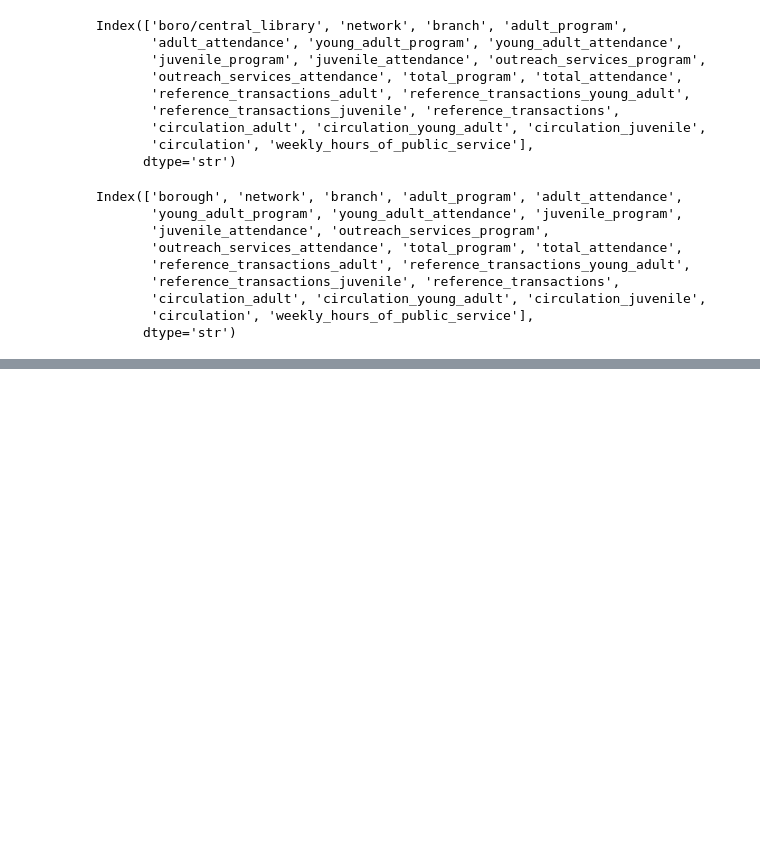
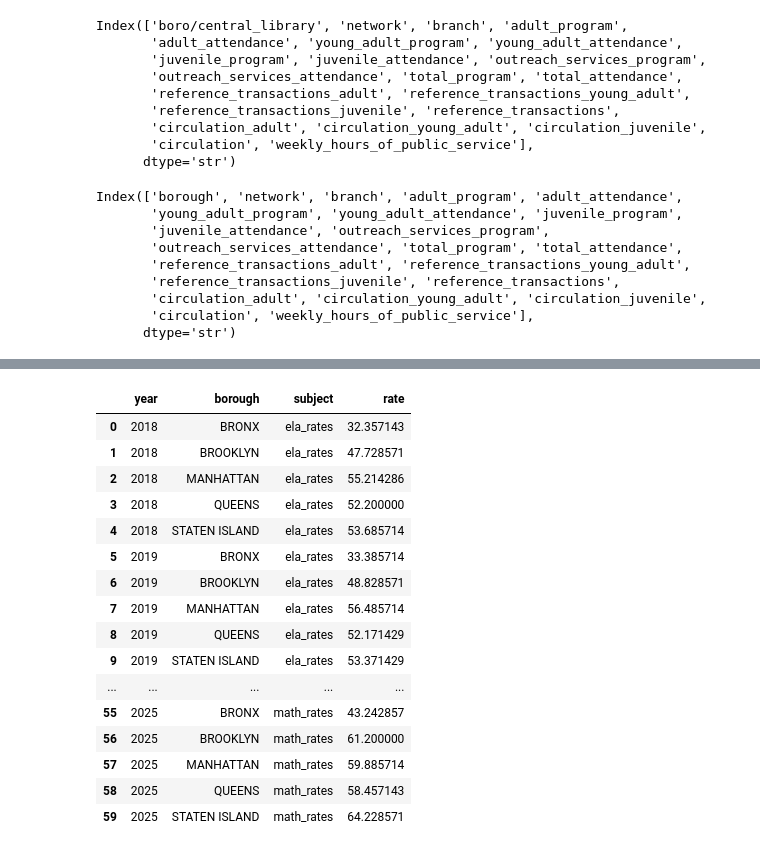
Before and after one commit to YasmineRaef/NYC_OpenSource_Literacy_rates, a Jupyter notebook: Literacy_rates.ipynb, the cells around one changed output, grey strips where cells are left out. Drawn from its saved outputs; the diff is of its cells as text; code cells hidden in the pictures; blank space fills up the shorter version.

```diff
--- a/Literacy_rates.ipynb
+++ b/Literacy_rates.ipynb
@@ -308,0 +363,27 @@ Index(['borough', 'network', 'branch', 'adult_program', 'adult_attendance',
+# %%
+#Changing merged data to long data either ela or math rates
+long_year = combined_year.melt(
+    id_vars=["year", "borough"],
+    value_vars=["ela_rates", "math_rates"],
+    var_name="subject",
+    value_name="rate"
+)
+long_year
+# %% [output]
+|  | year | borough | subject | rate |
+| 0 | 2018 | BRONX | ela_rates | 32.357143 |
+| 1 | 2018 | BROOKLYN | ela_rates | 47.728571 |
+| 2 | 2018 | MANHATTAN | ela_rates | 55.214286 |
+| 3 | 2018 | QUEENS | ela_rates | 52.200000 |
+| 4 | 2018 | STATEN ISLAND | ela_rates | 53.685714 |
+| 5 | 2019 | BRONX | ela_rates | 33.385714 |
+| 6 | 2019 | BROOKLYN | ela_rates | 48.828571 |
+| 7 | 2019 | MANHATTAN | ela_rates | 56.485714 |
+| 8 | 2019 | QUEENS | ela_rates | 52.171429 |
+| 9 | 2019 | STATEN ISLAND | ela_rates | 53.371429 |
+| ... | ... | ... | ... | ... |
+| 55 | 2025 | BRONX | math_rates | 43.242857 |
+| 56 | 2025 | BROOKLYN | math_rates | 61.200000 |
+| 57 | 2025 | MANHATTAN | math_rates | 59.885714 |
+| 58 | 2025 | QUEENS | math_rates | 58.457143 |
+| 59 | 2025 | STATEN ISLAND | math_rates | 64.228571 |
```
Also changed, not shown: parts of 12 cells of this notebook, 2 other files.
